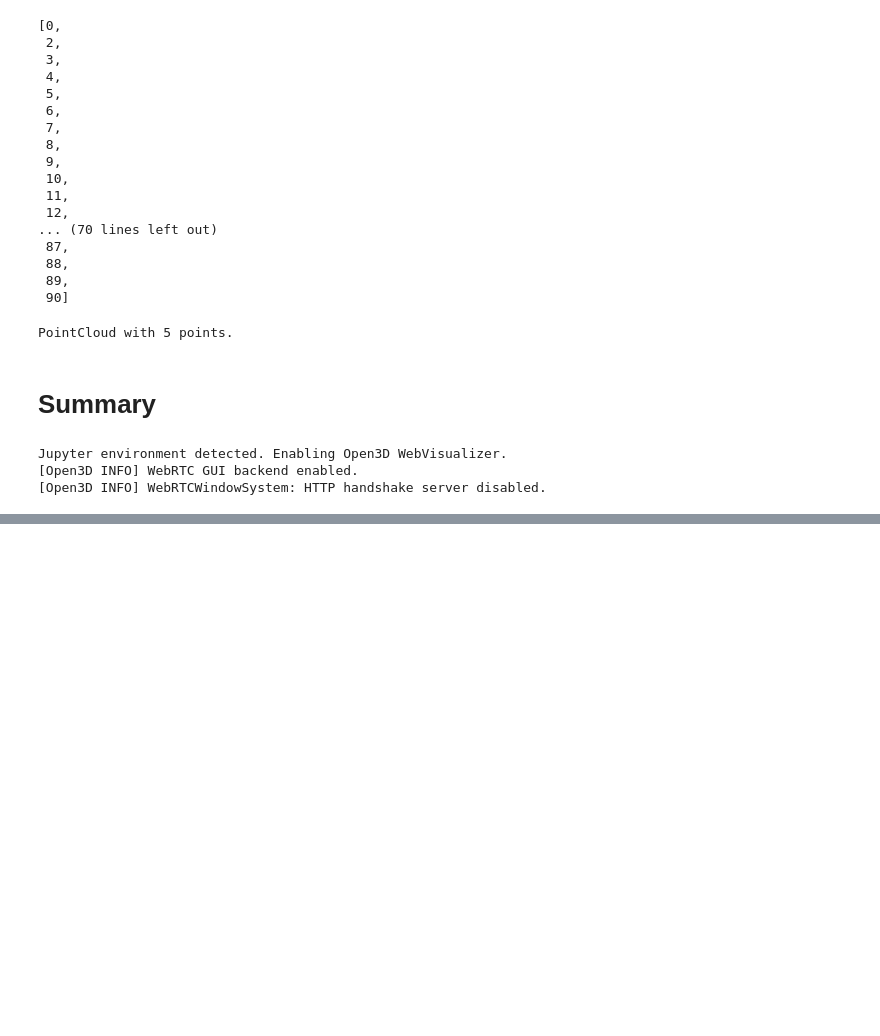
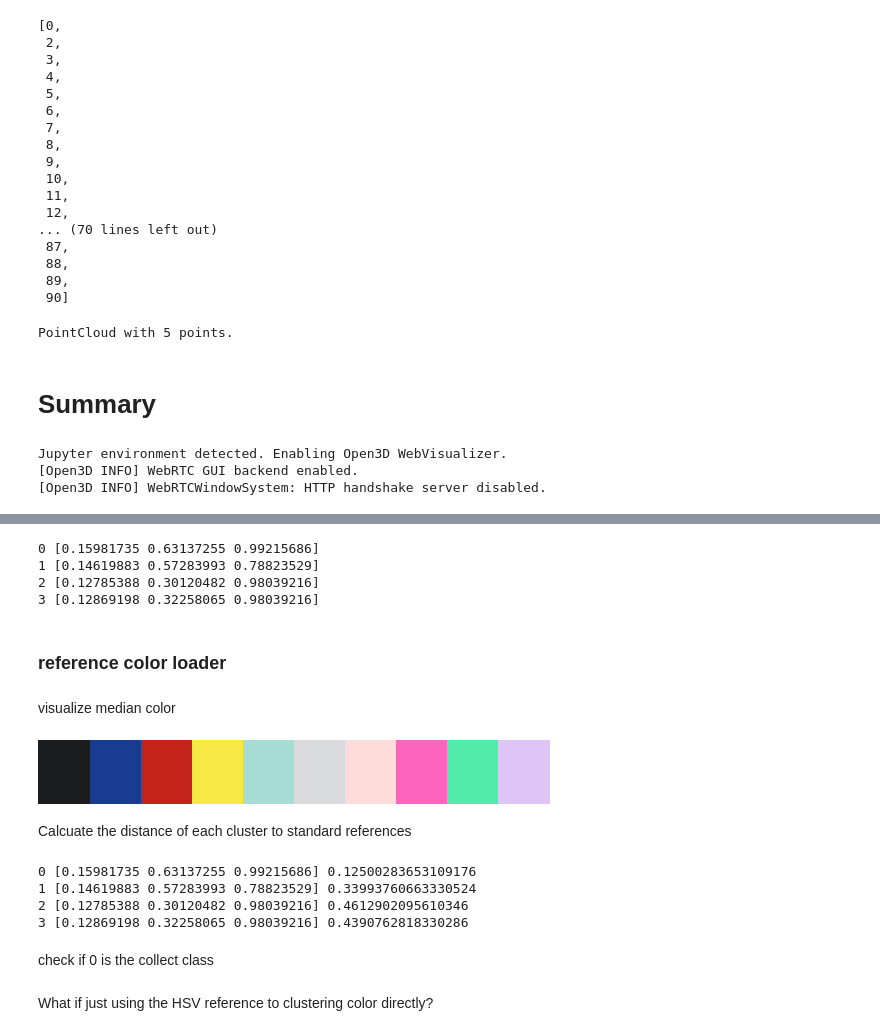
Before and after one commit to UTokyo-FieldPhenomics-Lab/PotatoScan, a Jupyter notebook: 3dscan/03_sfm_rgbd_registration/04_mesh_pin_3d.ipynb, the cells around one changed output, grey strips where cells are left out. Drawn from its saved outputs; the diff is of its cells as text; code cells hidden in the pictures; blank space fills up the shorter version.

Commit message:
pin detection by hsv distance and auto_threshold

```diff
--- a/3dscan/03_sfm_rgbd_registration/04_mesh_pin_3d.ipynb
+++ b/3dscan/03_sfm_rgbd_registration/04_mesh_pin_3d.ipynb
@@ -393,0 +445,41 @@ pin_pcd = extract_pin_from_sfm_pcd(sfm_pcd_folder, '2R1-5', visualize=True)
+# %%
+rgb_color = np.asarray(pin_pcd.colors)
+
+for lb in np.unique(dbscan_labels):
+    if lb >= 0:
+        cls_idx = np.where(dbscan_labels == lb)[0]
+
+        rgb = rgb_color[cls_idx, :]
+
+        hsv = skimage.color.rgb2hsv(rgb)
+
+        median_hsv = np.median(hsv, axis=0)
+
+        print(lb, median_hsv)
+# %% [output]
+0 [0.15981735 0.63137255 0.99215686]
+1 [0.14619883 0.57283993 0.78823529]
+2 [0.12785388 0.30120482 0.98039216]
+3 [0.12869198 0.32258065 0.98039216]
+# %% [markdown]
+### reference color loader
+# %%
+ref_color_folder = pathlib.Path('./pin_ref/')
+
+ref_color_rgb = []
+ref_color_hsv = {}
+
+for i in range(1,11):
+
+    ref_img_path = ref_color_folder / f"{i}.png"
+
+    ref_color_imarray = plt.imread( str(ref_img_path) )
+
+    mask = ref_color_imarray[:,:,3] == 1
+
+    ref_color_masked = ref_color_imarray[mask]
+
+    ref_color_rgb.append(np.median(ref_color_masked[:,0:3], axis=0))
+    ref_color_hsv[i] = np.median(skimage.color.rgb2hsv(ref_color_masked[:,0:3]), axis=0)
+# %% [markdown]
+visualize median color
@@ -393,0 +488,36 @@ pin_pcd = extract_pin_from_sfm_pcd(sfm_pcd_folder, '2R1-5', visualize=True)
+# %%
+custom_colormap = ListedColormap(np.asarray(ref_color_rgb))
+custom_colormap
+# %% [output]
+[figure, added]
+# %% [markdown]
+Calcuate the distance of each cluster to standard references
+# %%
+rgb_color = np.asarray(pin_pcd.colors)
+
+for lb in np.unique(dbscan_labels):
+    if lb >= 0:
+        cls_idx = np.where(dbscan_labels == lb)[0]
+
+        rgb = rgb_color[cls_idx, :]
+
+        hsv = skimage.color.rgb2hsv(rgb)
+
+        median_hsv = np.median(hsv, axis=0)
+
+        # print(lb, median_hsv)
+
+        # calculate the color istance
+        ## !! change here !!!!!
+        ref_hsv = ref_color_hsv[4]
+
+        hsv_distance = abs(median_hsv - ref_hsv)
+
+        print(lb, median_hsv, hsv_distance.sum())
+# %% [output]
+0 [0.15981735 0.63137255 0.99215686] 0.12500283653109176
+1 [0.14619883 0.57283993 0.78823529] 0.33993760663330524
+2 [0.12785388 0.30120482 0.98039216] 0.4612902095610346
+3 [0.12869198 0.32258065 0.98039216] 0.4390762818330286
+# %% [markdown]
+check if 0 is the collect class
@@ -393,0 +528,2 @@ pin_pcd = extract_pin_from_sfm_pcd(sfm_pcd_folder, '2R1-5', visualize=True)
+# %% [markdown]
+What if just using the HSV reference to clustering color directly?
```
Also changed, not shown: parts of 19 cells of this notebook, 11 other files.
